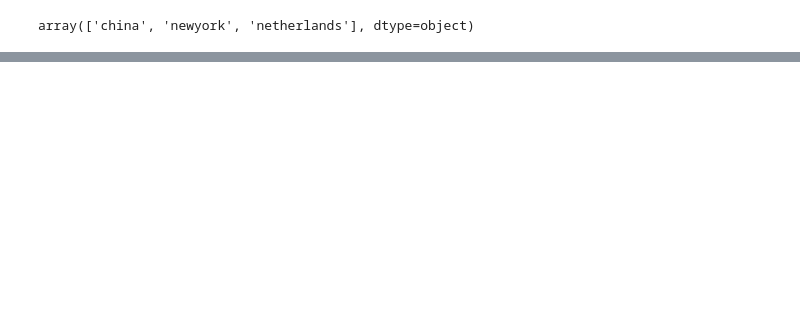
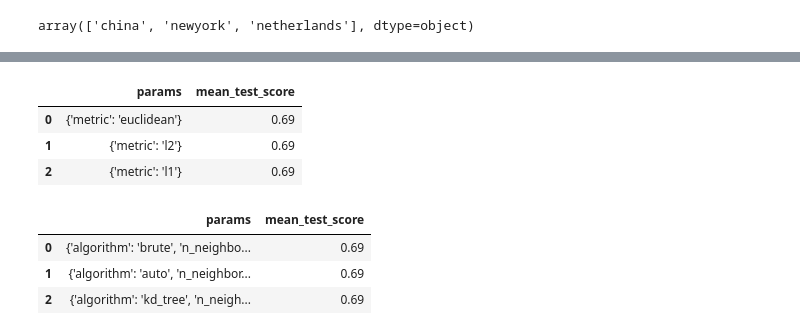
Before and after one commit to mini-pw/2021L-WB-ML, a Jupyter notebook: DeepJajo/raport_v3/lazy_classifier.ipynb, the cells around one changed output, grey strips where cells are left out. Cells and saved outputs as stored; diff of their text form; code cells hidden in the pictures; blank space fills up the shorter version.

```diff
--- a/DeepJajo/raport_v3/lazy_classifier.ipynb
+++ b/DeepJajo/raport_v3/lazy_classifier.ipynb
@@ -202,0 +237,34 @@ sur.plot()
+# %%
+nc = NearestCentroid()
+
+params = {
+    'metric': ['euclidean', 'l1', 'l2']
+}
+nc_grid = GridSearchCV(nc, params)
+nc_grid.fit(one_hot_data, nations.death)
+
+show_top_3(nc_grid)
+# %% [output]
+|  | params | mean_test_score |
+| 0 | {'metric': 'euclidean'} | 0.69 |
+| 1 | {'metric': 'l2'} | 0.69 |
+| 2 | {'metric': 'l1'} | 0.69 |
+# %%
+knn = KNeighborsClassifier()
+
+params = {
+    'n_neighbors': [3, 4, 5, 6],
+    'weights': ['uniform', 'distance'],
+    'algorithm': ['auto', 'ball_tree', 'kd_tree', 'brute'],
+    'p': [1,2]
+}
+
+knn_grid = GridSearchCV(knn, params)
+knn_grid.fit(one_hot_data, nations.death)
+
+show_top_3(knn_grid)
+# %% [output]
+|  | params | mean_test_score |
+| 0 | {'algorithm': 'brute', 'n_neighbo... | 0.69 |
+| 1 | {'algorithm': 'auto', 'n_neighbor... | 0.69 |
+| 2 | {'algorithm': 'kd_tree', 'n_neigh... | 0.69 |
```
Also changed, not shown: parts of 17 cells of this notebook.
